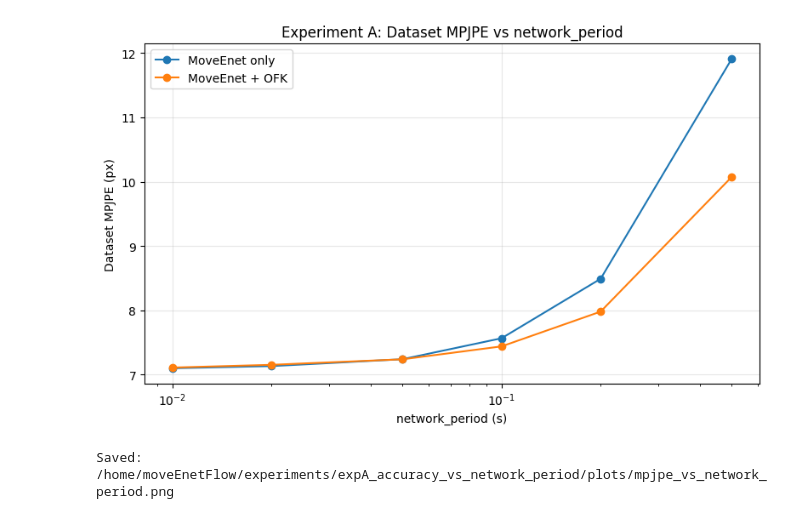
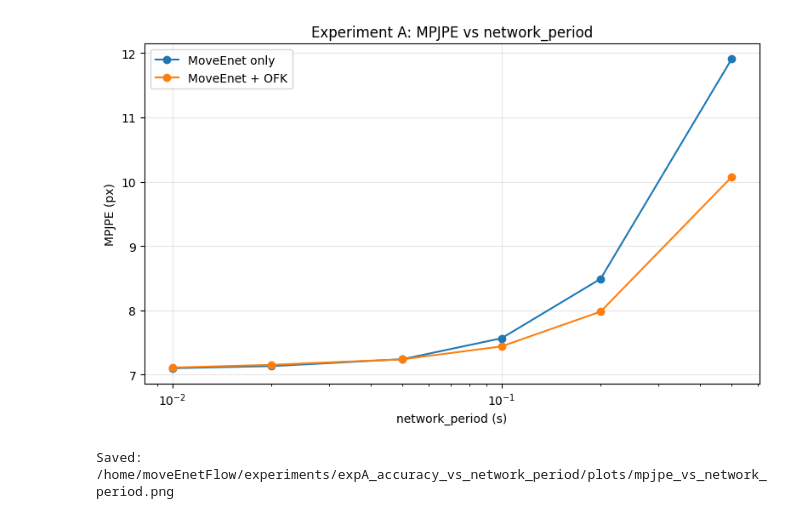
Before and after one commit to DariaBerretta/MoveEnet_OFK, a Jupyter notebook: moveEnetFlow/experiments/expA_accuracy_vs_network_period/notebooks/ExperimentA_MPJPE_vs_network_period.ipynb, the cells around one changed output. Cells and saved outputs as stored; diff of their text form; code cells hidden in the pictures.

Commit message:
Experiment set-up

```diff
--- a/moveEnetFlow/experiments/expA_accuracy_vs_network_period/notebooks/ExperimentA_MPJPE_vs_network_period.ipynb
+++ b/moveEnetFlow/experiments/expA_accuracy_vs_network_period/notebooks/ExperimentA_MPJPE_vs_network_period.ipynb
@@ -45,6 +63,15 @@ Periods: [0.01, 0.02, 0.05, 0.1, 0.2, 0.5]
 # %%
 joint_names = list(ds_constants.HPECoreSkeleton.KEYPOINTS_MAP.keys())
 assert len(joint_names) == 13, f'Expected 13 joints, got {len(joint_names)}'
+
+# print('Joints:', joint_names)
+
+# Reference joints for PCK normalization
+REF_JOINT_1 = 1  # First reference joint (e.g., right shoulder)
+REF_JOINT_2 = 5  # Second reference joint (e.g., left hip)
+
+print(f'Reference distance computed between joint {REF_JOINT_1} ({joint_names[REF_JOINT_1]}) and joint {REF_JOINT_2} ({joint_names[REF_JOINT_2]})')
+
 
 def period_to_tag(period_token: str) -> str:
     """Convert period string to filename-safe tag (e.g., '0.01' -> '0p01')"""
@@ -94,7 +121,7 @@ def extract_metadata_from_name(csv_path: Path):
     Returns: (sequence_key, method_name, network_period_seconds)
     """
     name = csv_path.name
-    m = re.match(r'(.+)__(moveenet_ofk|moveenet_only)_np_(\d+p\d+|\d+)\.csv$', name)
+    m = re.match(r'(.+)__(moveenet_ofk|moveenet)_np_(\d+p\d+|\d+)\.csv$', name)
     if not m:
         raise ValueError(f'Unrecognized filename format: {name}')
     seq_key, method_key, np_tag = m.groups()
@@ -112,3 +139,30 @@ def gt_path_from_seq_key(seq_key: str):
     # (fallback for older names without '__' keeps single-level behavior)
     rel = seq_key.replace('__', '/') if '__' in seq_key else seq_key
     return DATA_ROOT / rel / 'ch0GT200Hzskeleton' / 'data.log'
+
+
+def calculate_pck(joints_pred: np.ndarray, joints_gt: np.ndarray, threshold: float) -> np.ndarray:
+    """Calculate PCK for predictions vs ground truth.
+
+    Args:
+        joints_pred: [N_frames, 13_joints, 2_coords] predicted joint positions
+        joints_gt: [N_frames, 13_joints, 2_coords] ground truth joint positions
+        threshold: PCK threshold as fraction of reference distance
+
+    Returns:
+        pck: [N_frames, 13_joints] binary array (1 if error <= threshold * ref_dist, 0 otherwise)
+    """
+    # Compute Euclidean distance between predicted and ground truth
+    err_dist = np.linalg.norm(joints_pred - joints_gt, axis=2)  # [N_frames, 13]
+
+    # Reference distance per frame (distance between joint REF_JOINT_1 and REF_JOINT_2)
+    ref_vec = joints_gt[:, REF_JOINT_2, :] - joints_gt[:, REF_JOINT_1, :]
+    ref_dist = np.linalg.norm(ref_vec, axis=1)  # [N_frames]
+
+    # Avoid division by zero
+    ref_dist = np.maximum(ref_dist, 1e-6)
+
+    # Compute PCK: 1 if error <= threshold * ref_dist, else 0
+    pck = (err_dist <= threshold * ref_dist[:, np.newaxis]).astype(np.float32)
+
+    return pck
@@ -223,24 +306,24 @@ Saved: /home/moveEnetFlow/experiments/expA_accuracy_vs_network_period/results/su
 # %%
 plt.figure(figsize=(8, 5))
 for method in ['MoveEnet only', 'MoveEnet + OFK']:
     d = df_table[df_table['method'] == method].sort_values('network_period_s')
     if len(d) == 0:
         continue
     plt.plot(d['network_period_s'], d['mpjpe_px'], marker='o', label=method)
 
 plt.xscale('log')
 plt.xlabel('network_period (s)')
-plt.ylabel('Dataset MPJPE (px)')
-plt.title('Experiment A: Dataset MPJPE vs network_period')
+plt.ylabel('MPJPE (px)')
+plt.title('Experiment A: MPJPE vs network_period')
 plt.grid(True, alpha=0.3)
 plt.legend()
 plot1 = PLOTS_DIR / 'mpjpe_vs_network_period.png'
 plt.tight_layout()
 plt.savefig(plot1, dpi=180)
 plt.show()
 print('Saved:', plot1)
 # %% [output]
-[figure, old version]
+[figure, new version]
 Saved: /home/moveEnetFlow/experiments/expA_accuracy_vs_network_period/plots/mpjpe_vs_network_period.png
 # %%
 plt.figure(figsize=(8, 5))
```
Also changed, not shown: parts of 7 cells of this notebook, 16 other files.
